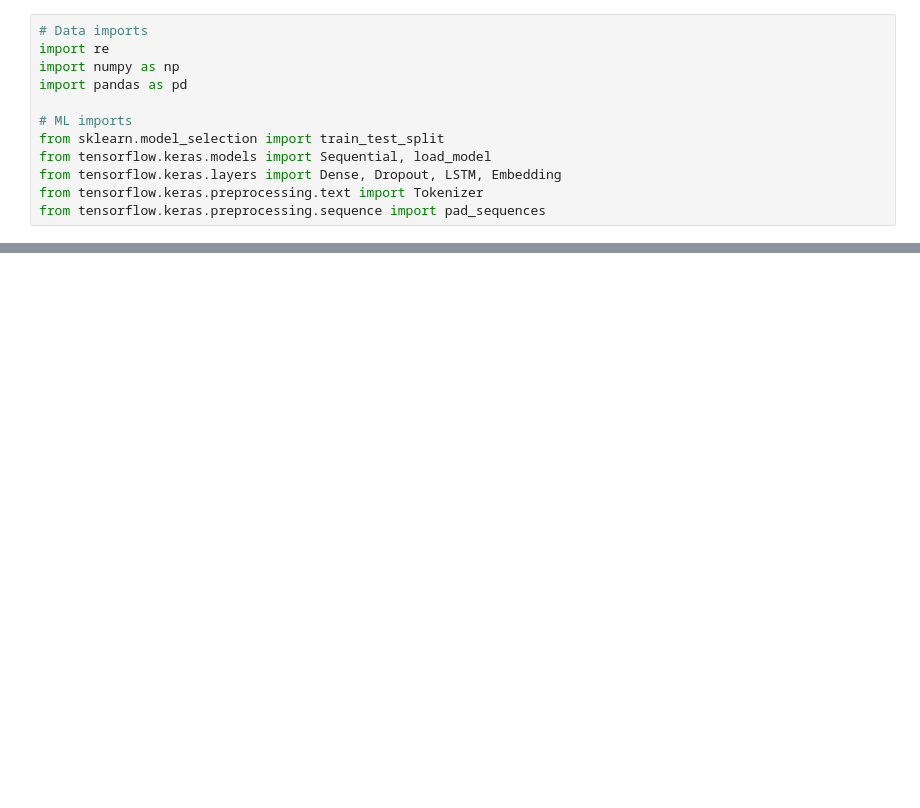
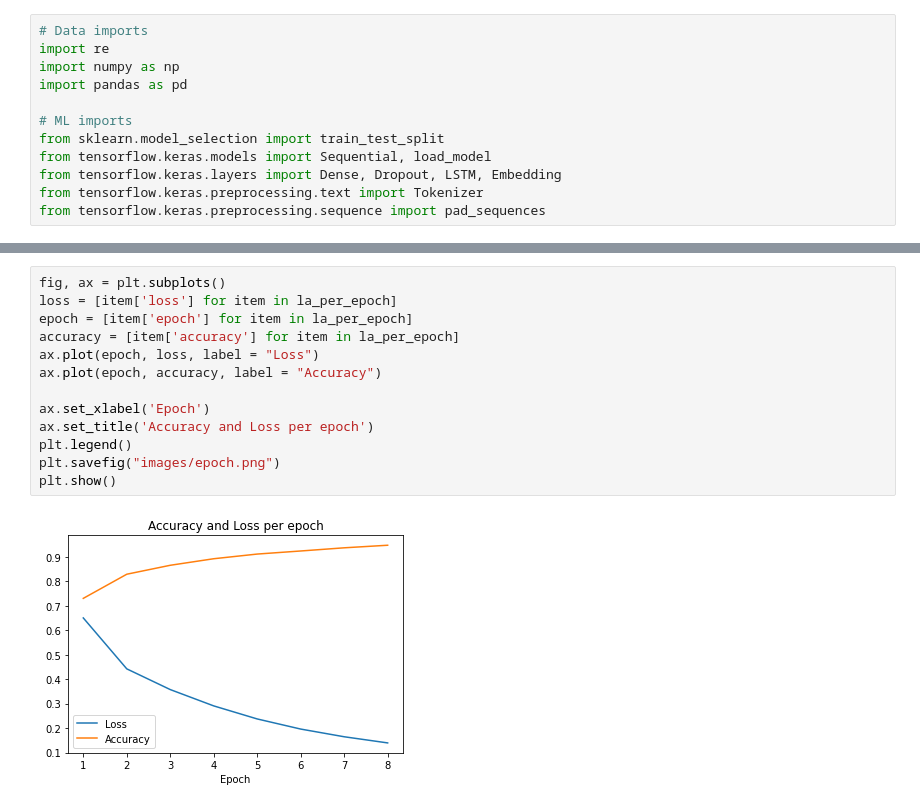
Before and after one commit to nicklamonica/stock-sentiment-analysis, a Jupyter notebook: main.ipynb, the cells around one changed output, grey strips where cells are left out. Drawn from its saved outputs; the diff is of its cells as text; blank space fills up the shorter version.

```diff
--- a/main.ipynb
+++ b/main.ipynb
@@ -56,0 +208,15 @@ data['text'] = data['text'].apply(lambda x: re.sub())
+# %%
+fig, ax = plt.subplots()
+loss = [item['loss'] for item in la_per_epoch]
+epoch = [item['epoch'] for item in la_per_epoch]
+accuracy = [item['accuracy'] for item in la_per_epoch]
+ax.plot(epoch, loss, label = "Loss")
+ax.plot(epoch, accuracy, label = "Accuracy")
+
+ax.set_xlabel('Epoch')
+ax.set_title('Accuracy and Loss per epoch')
+plt.legend()
+plt.savefig("images/epoch.png")
+plt.show()
+# %% [output]
+[figure, added]
```
Also changed, not shown: parts of 14 cells of this notebook, 3 other files.
